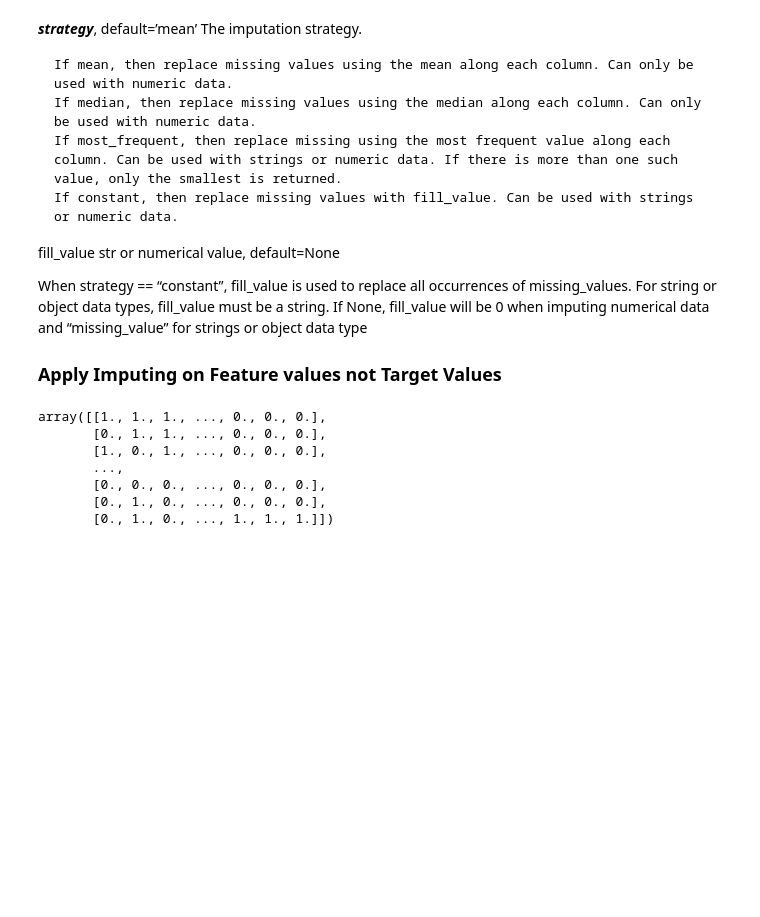
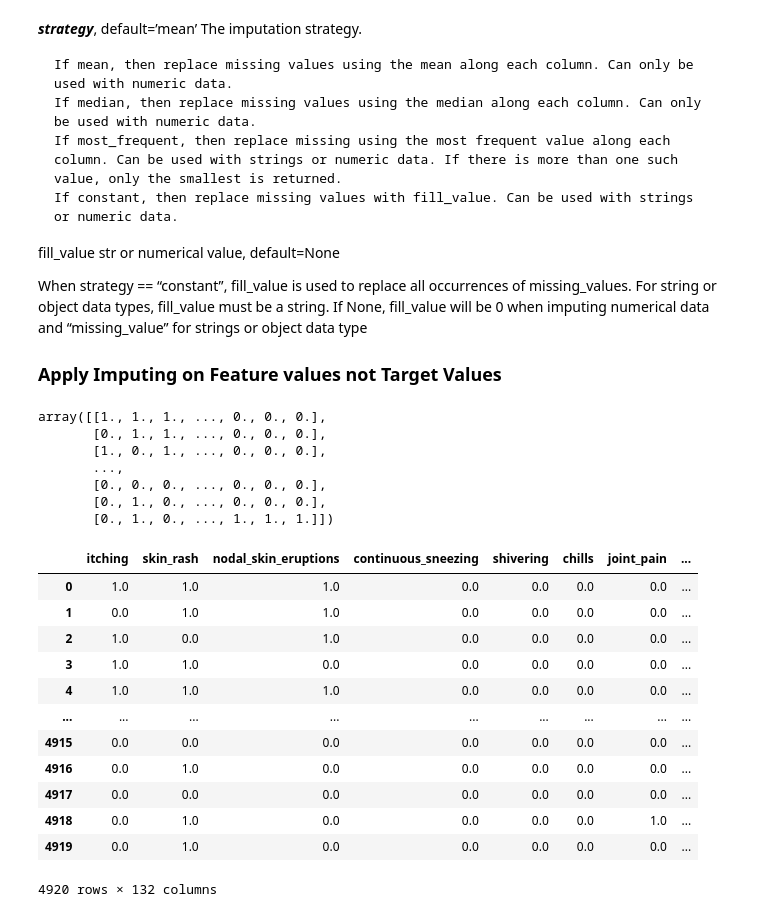
Before and after one commit to rezakharamani/DiseasePredictionClassification, a Jupyter notebook: DiseasePrediction.ipynb, the cells around one changed output. Saved outputs shown, nothing was run; the diff lists cells and outputs as text; code cells hidden in the pictures; blank space fills up the shorter version.

```diff
--- a/DiseasePrediction.ipynb
+++ b/DiseasePrediction.ipynb
@@ -92,6 +92,8 @@ plt.show()
 ##### In this section we have to find the NaN values
     --> if the target value has NaN values, we should remove the row of that index
     --> if the feature values have NaN avlues, we should fill the fileds with data Manually or by Imputation
+# %%
+data_train.dropna(subset=["prognosis"], inplace=True)
 # %%
 # for target value
 Feature_Section = data_train.drop("prognosis", axis = 1)
@@ -189,3 +191,20 @@ array([[1., 1., 1., ..., 0., 0., 0.],
        [0., 0., 0., ..., 0., 0., 0.],
        [0., 1., 0., ..., 0., 0., 0.],
        [0., 1., 0., ..., 1., 1., 1.]])
+# %%
+Feature_Section = pd.DataFrame(FeaturesTransformed, columns= Feature_Section.columns.tolist())
+Feature_Section
+# %% [output]
+|  | itching | skin_rash | nodal_skin_eruptions | continuous_sneezing | shivering | chills | joint_pain | ... |
+| 0 | 1.0 | 1.0 | 1.0 | 0.0 | 0.0 | 0.0 | 0.0 | ... |
+| 1 | 0.0 | 1.0 | 1.0 | 0.0 | 0.0 | 0.0 | 0.0 | ... |
+| 2 | 1.0 | 0.0 | 1.0 | 0.0 | 0.0 | 0.0 | 0.0 | ... |
+| 3 | 1.0 | 1.0 | 0.0 | 0.0 | 0.0 | 0.0 | 0.0 | ... |
+| 4 | 1.0 | 1.0 | 1.0 | 0.0 | 0.0 | 0.0 | 0.0 | ... |
+| ... | ... | ... | ... | ... | ... | ... | ... | ... |
+| 4915 | 0.0 | 0.0 | 0.0 | 0.0 | 0.0 | 0.0 | 0.0 | ... |
+| 4916 | 0.0 | 1.0 | 0.0 | 0.0 | 0.0 | 0.0 | 0.0 | ... |
+| 4917 | 0.0 | 0.0 | 0.0 | 0.0 | 0.0 | 0.0 | 0.0 | ... |
+| 4918 | 0.0 | 1.0 | 0.0 | 0.0 | 0.0 | 0.0 | 1.0 | ... |
+| 4919 | 0.0 | 1.0 | 0.0 | 0.0 | 0.0 | 0.0 | 0.0 | ... |
+4920 rows × 132 columns
```
Also changed, not shown: parts of 10 cells of this notebook.
